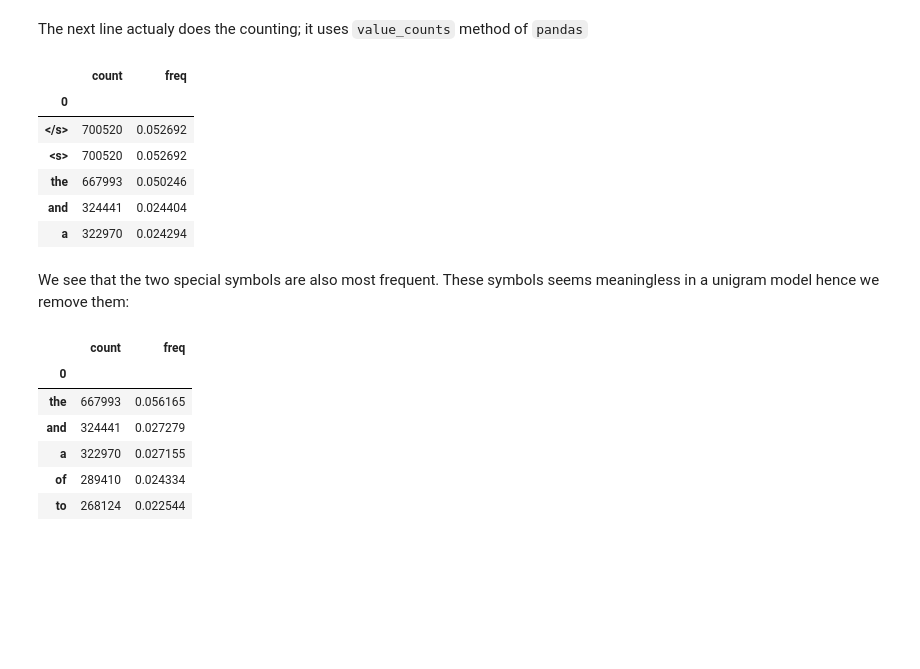
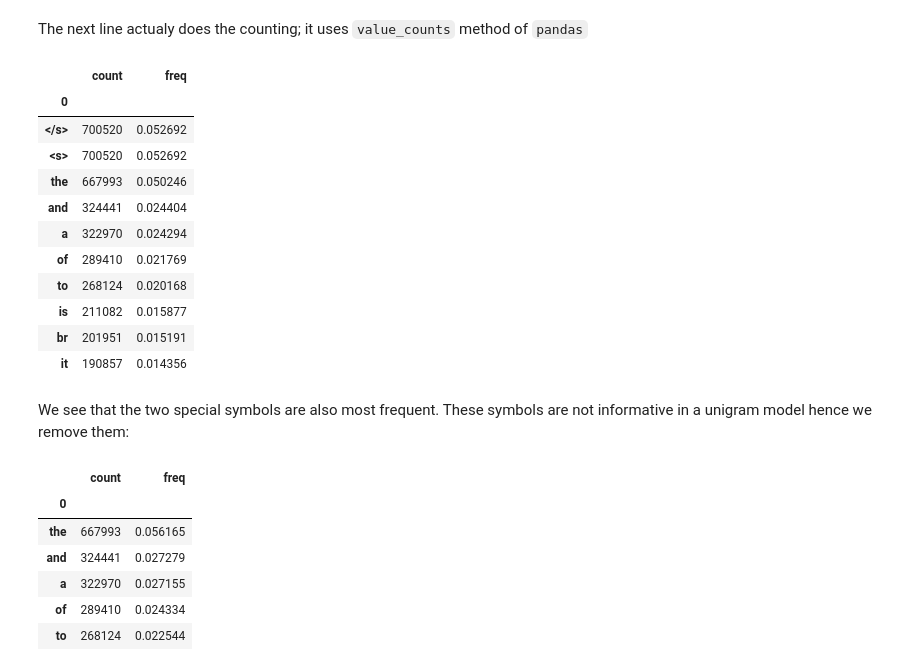
Before and after one commit to alonkipnis/ITnLM, a Jupyter notebook: notebooks/ngram.ipynb, the cells around one changed output. Saved outputs shown, nothing was run; the diff lists cells and outputs as text; code cells hidden in the pictures; blank space fills up the shorter version.

```diff
--- a/notebooks/ngram.ipynb
+++ b/notebooks/ngram.ipynb
@@ -47,7 +43,7 @@ Here we use this dataset arranged in a .csv file as an be found at https://www.k
 # %% [markdown]
 Read dataset file. Each row is a review.
 # %%
-df = pd.read_csv("../Data/IMDB reviews.csv")
+df = pd.read_csv("/Users/kipnisal/Data/IMDB reviews.csv")
 print(df.describe())
 print(df.head())
 # %% [output]
@@ -128,17 +123,22 @@ df_counts = pd.DataFrame(pd.DataFrame(tokens).value_counts())\
 df_counts.loc[:, 'freq'] = df_counts['count'] / df_counts['count'].sum()
 model_1gram = df_counts
 # %%
-model_1gram.head()
+model_1gram.head(10)
 # %% [output]
 |  | count | freq |
 | 0 |  |  |
 | </s> | 700520 | 0.052692 |
 | <s> | 700520 | 0.052692 |
 | the | 667993 | 0.050246 |
 | and | 324441 | 0.024404 |
 | a | 322970 | 0.024294 |
+| of | 289410 | 0.021769 |
+| to | 268124 | 0.020168 |
+| is | 211082 | 0.015877 |
+| br | 201951 | 0.015191 |
+| it | 190857 | 0.014356 |
 # %% [markdown]
-We see that the two special symbols are also most frequent. These symbols seems meaningless in a unigram model hence we remove them:
+We see that the two special symbols are also most frequent. These symbols are not informative in a unigram model hence we remove them:
 # %%
 model_1gram = model_1gram.drop(['</s>', '<s>'])   # remove symbols
 model_1gram['freq'] = model_1gram['count'] / model_1gram['count'].sum()  # re-calculate frequencies
```
Also changed, not shown: parts of 45 cells of this notebook, 3 other files.
